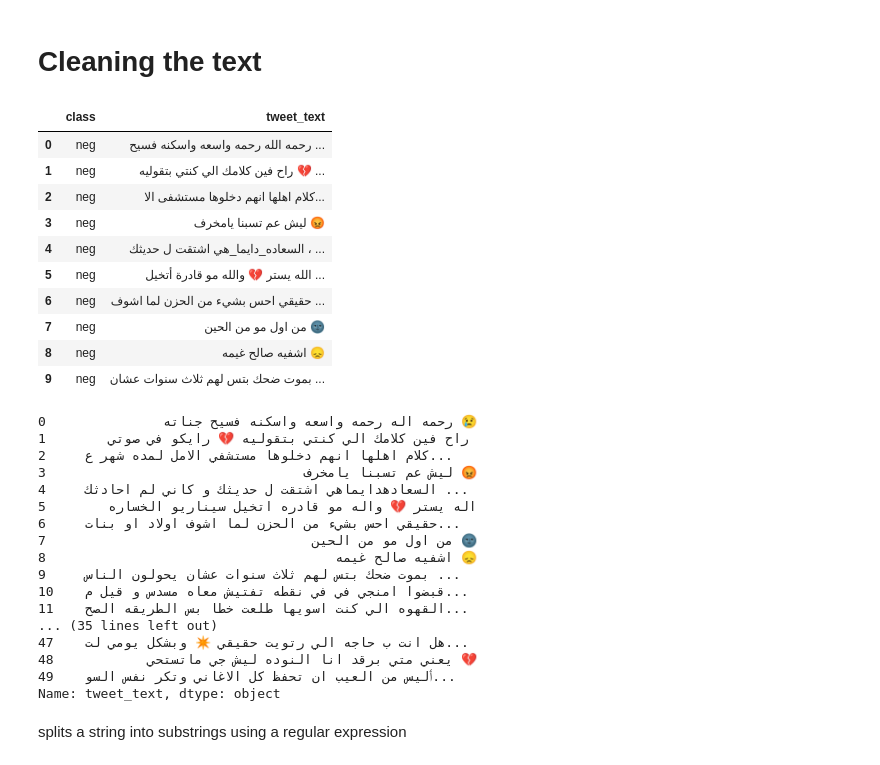
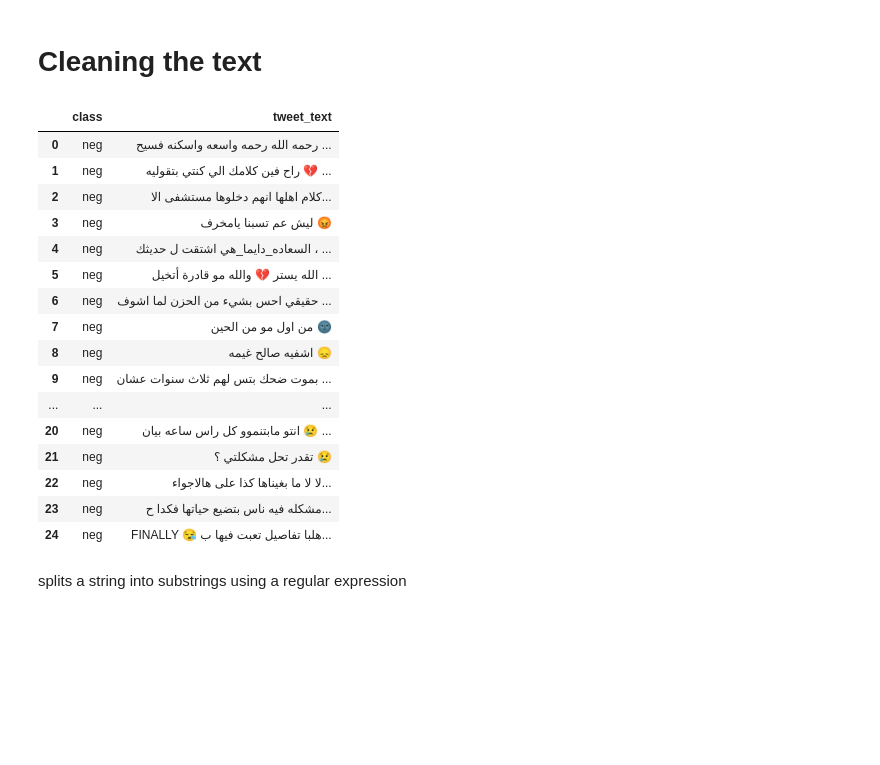
Before and after one commit to marwahfaraj/Arabic-twittes-sentiment-analysis, a Jupyter notebook: capstone2.ipynb, the cells around one changed output. Saved outputs shown, nothing was run; the diff lists cells and outputs as text; code cells hidden in the pictures; blank space fills up the shorter version.

```diff
--- a/capstone2.ipynb
+++ b/capstone2.ipynb
@@ -422,19 +419,25 @@ memory usage: 442.7+ KB
 for letter in '#.][!XRﷺ':
     negative['tweet_text'] = negative['tweet_text'].astype(str).str.replace(letter,'')
 # %%
-negative.head(10)
+negative.head(25)
 # %% [output]
 |  | class | tweet_text |
 | 0 | neg | رحمه الله رحمه واسعه واسكنه فسيح ... |
 | 1 | neg | راح فين كلامك الي كنتي بتقوليه 💔 ... |
 | 2 | neg | كلام اهلها انهم دخلوها مستشفى الا... |
 | 3 | neg | ليش عم تسبنا يامخرف 😡 |
 | 4 | neg | السعاده_دايما_هي اشتقت ل حديثك ، ... |
 | 5 | neg | الله يستر 💔 والله مو قادرة أتخيل ... |
 | 6 | neg | حقيقي احس بشيء من الحزن لما اشوف ... |
 | 7 | neg | من اول مو من الحين 🌚 |
 | 8 | neg | اشفيه صالح غيمه 😞 |
 | 9 | neg | بموت ضحك بتس لهم ثلاث سنوات عشان ... |
+| ... | ... | ... |
+| 20 | neg | انتو مابتنموو كل راس ساعه بيان 😢 ... |
+| 21 | neg | تقدر تحل مشكلتي ؟ 😢 |
+| 22 | neg | لا لا ما بغيناها كذا على هالاجواء... |
+| 23 | neg | مشكله فيه ناس بتضيع حياتها فكدا ح... |
+| 24 | neg | FINALLY 😪 هلبا تفاصيل تعبت فيها ب... |
 # %%
 def processPost(tweet):
 
@@ -462,26 +465,6 @@ def processPost(tweet):
 # %%
 # apply used to call the method processpost
 negative["tweet_text"] = negative['tweet_text'].apply(lambda x: processPost(x))
-# %%
-negative["tweet_text"].head(50)
-# %% [output]
-0               رحمه اله رحمه واسعه واسكنه فسيح جناته 😢
-1        راح فين كلامك الي كنتي بتقوليه 💔 رايكو في صوتي
-2     كلام اهلها انهم دخلوها مستشفي الامل لمده شهر ع...
-3                                 ليش عم تسبنا يامخرف 😡
-4     السعادهدايماهي اشتقت ل حديثك و كاني لم احادثك ...
-5        اله يستر 💔 واله مو قادره اتخيل سيناريو الخساره
-6     حقيقي احس بشيء من الحزن لما اشوف اولاد او بنات...
-7                                  من اول مو من الحين 🌚
-8                                     اشفيه صالح غيمه 😞
-9     بموت ضحك بتس لهم ثلاث سنوات عشان يحولون الناس ...
-10    قبضوا امنجي في في نقطه تفتيش معاه مسدس و قيل م...
-11    القهوه الي كنت اسويها طلعت خطا بس الطريقه الصح...
-... (35 lines left out)
-47    هل انت ب حاجه الي رتويت حقيقي ✴️ وبشكل يومي لت...
-48            يعني متي برقد انا النوده ليش جي ماتستحي 💔
-49    ٲليس من العيب ان تحفظ كل الاغاني وتكر نفس السو...
-Name: tweet_text, dtype: object
 # %% [markdown]
 splits a string into substrings using a regular expression
 # %%
```
Also changed, not shown: parts of 79 cells of this notebook, 3 other files.
